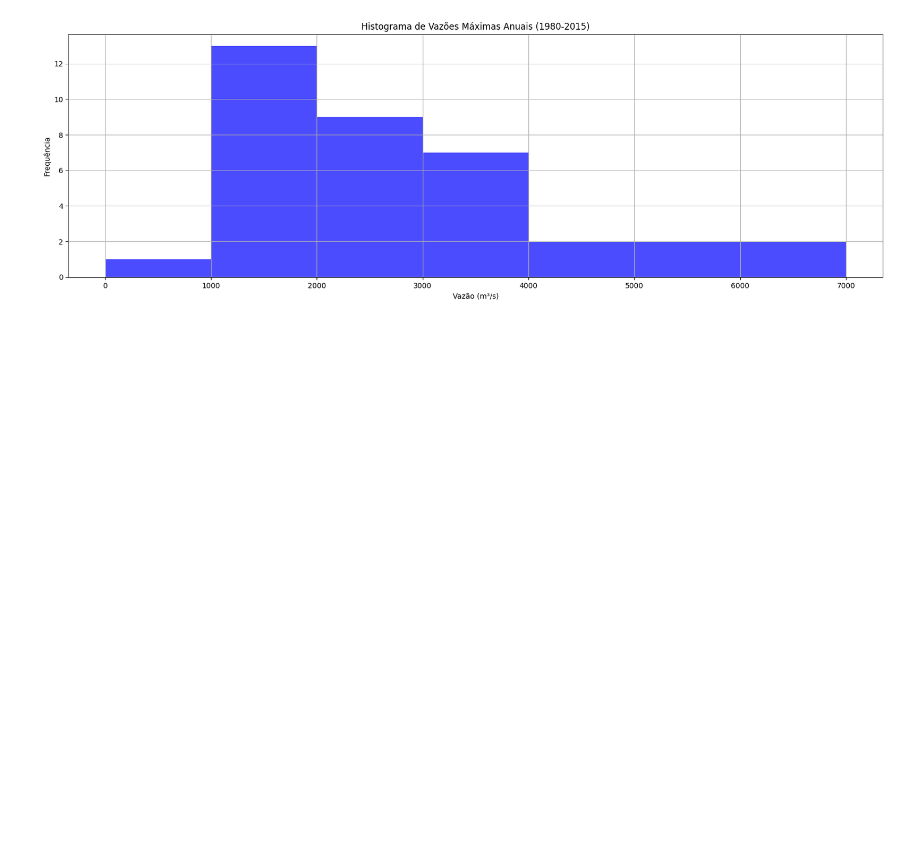
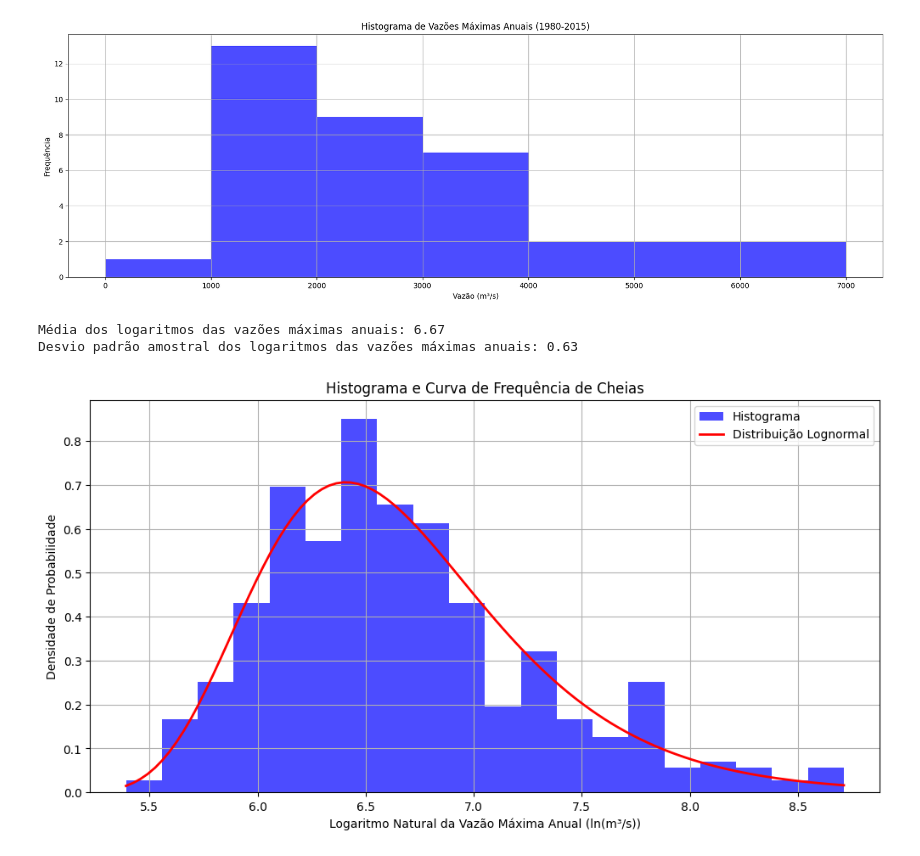
Before and after one commit to Marcosperrude/ENS5173_202401, a Jupyter notebook: Hidrologia/Graficos.ipynb, the cells around one changed output. Drawn from its saved outputs; the diff is of its cells as text; code cells hidden in the pictures; blank space fills up the shorter version.

```diff
--- a/Hidrologia/Graficos.ipynb
+++ b/Hidrologia/Graficos.ipynb
@@ -398,3 +429,60 @@ plt.savefig('histograma_vazoes_maximas_anuais_____________________Oficial.png',
 plt.show()
 # %% [output]
 [figure]
+# %%
+import matplotlib.pyplot as plt
+import pandas as pd
+import numpy as np
+from scipy.stats import lognorm
+
+# Supondo que 'metSuperficie' seja seu DataFrame com os dados de vazões diárias
+
+# Filtrar dados para o período desejado (exemplo: 1980 a 2015)
+metSuperficie_filtrado = metSuperficie[(metSuperficie['datetime'].dt.year >= 1980) & (metSuperficie['datetime'].dt.year <= 2015)]
+
+# Selecionar apenas as colunas de vazão diária (Vazao01 a Vazao31)
+colunas_vazao = ['Vazao01', 'Vazao02', 'Vazao03', 'Vazao04', 'Vazao05', 'Vazao06', 'Vazao07', 'Vazao08', 'Vazao09', 'Vazao10',
+                 'Vazao11', 'Vazao12', 'Vazao13', 'Vazao14', 'Vazao15', 'Vazao16', 'Vazao17', 'Vazao18', 'Vazao19', 'Vazao20',
+                 'Vazao21', 'Vazao22', 'Vazao23', 'Vazao24', 'Vazao25', 'Vazao26', 'Vazao27', 'Vazao28', 'Vazao29', 'Vazao30',
+                 'Vazao31']
+
+# Calcular a vazão máxima de cada ano
+metSuperficie_filtrado['VazaoMaxAnual'] = metSuperficie_filtrado[colunas_vazao].max(axis=1)
+
+# Calcular o logaritmo natural das vazões máximas anuais
+log_vazao_maxima = np.log(metSuperficie_filtrado['VazaoMaxAnual'])
+
+# Calcular média e desvio padrão amostral dos logaritmos das vazões máximas anuais
+media_log = np.mean(log_vazao_maxima)
+std_log = np.std(log_vazao_maxima, ddof=1)
+
+print(f'Média dos logaritmos das vazões máximas anuais: {media_log:.2f}')
+print(f'Desvio padrão amostral dos logaritmos das vazões máximas anuais: {std_log:.2f}')
+
+# Ajustar a distribuição Lognormal aos dados
+shape, loc, scale = lognorm.fit(log_vazao_maxima, loc=media_log, scale=np.exp(media_log))
+
+# Gerar a curva teórica de frequência de cheias
+x = np.linspace(log_vazao_maxima.min(), log_vazao_maxima.max(), 100)
+pdf = lognorm.pdf(x, shape, loc, scale)
+
+# Plotar o histograma das vazões máximas anuais
+plt.figure(figsize=(12, 6))
+plt.hist(log_vazao_maxima, bins=20, density=True, color='blue', alpha=0.7, label='Histograma')
+
+# Plotar a curva de frequência de cheias (Lognormal)
+plt.plot(x, pdf, 'r-', lw=2, label='Distribuição Lognormal')
+
+plt.xlabel('Logaritmo Natural da Vazão Máxima Anual (ln(m³/s))')
+plt.ylabel('Densidade de Probabilidade')
+plt.title('Histograma e Curva de Frequência de Cheias')
+plt.legend()
+plt.grid(True)
+
+plt.savefig('curva_frequencia_cheias_lognormal.png', dpi=300, bbox_inches='tight')
+
+plt.show()
+# %% [output]
+Média dos logaritmos das vazões máximas anuais: 6.67
+Desvio padrão amostral dos logaritmos das vazões máximas anuais: 0.63
+[figure, added]
```
Also changed, not shown: parts of 2 cells of this notebook.
